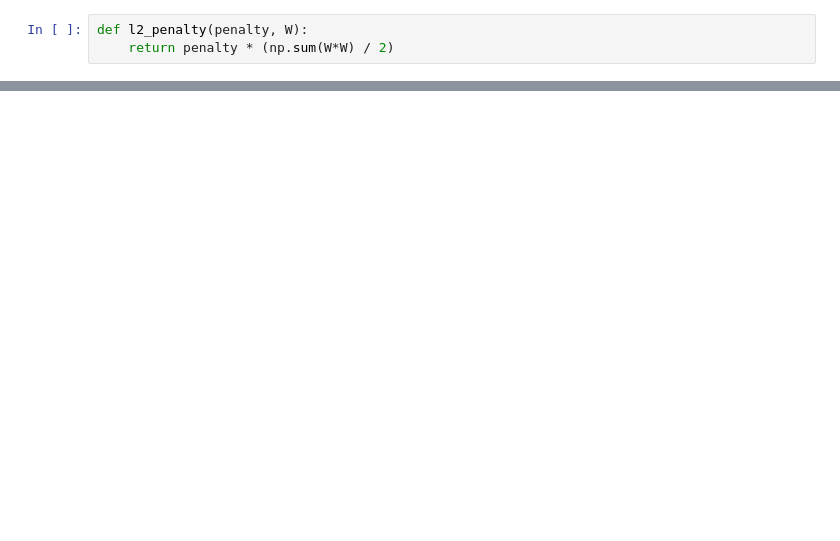
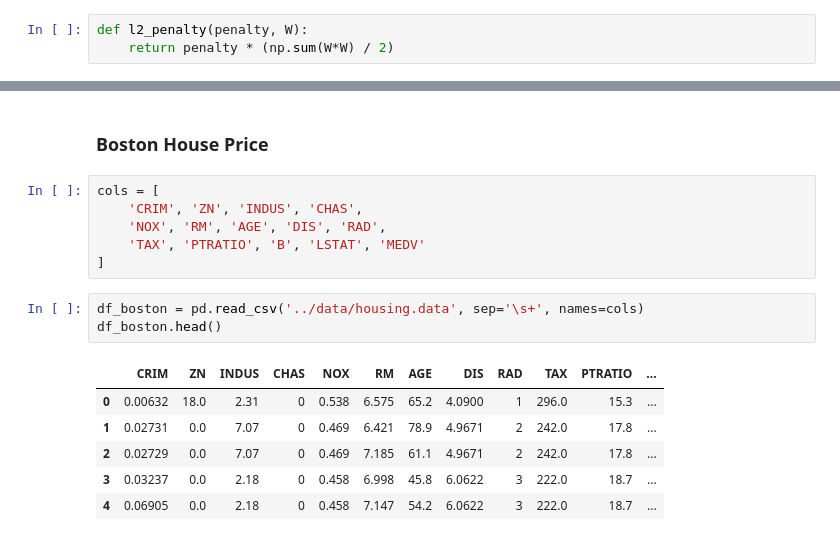
Before and after one commit to flych3r/class-machine-learning, a Jupyter notebook: Trabalho01/trabalho-1.ipynb, the cells around one changed output, grey strips where cells are left out. Drawn from its saved outputs; the diff is of its cells as text; blank space fills up the shorter version.

```diff
--- a/Trabalho01/trabalho-1.ipynb
+++ b/Trabalho01/trabalho-1.ipynb
@@ -174,0 +276,18 @@ Test sk_lr -> r2: 0.8935163320163658, mse: 2.880023730094191
+# %% [markdown]
+###  Boston House Price
+# %%
+cols = [
+    'CRIM', 'ZN', 'INDUS', 'CHAS',
+    'NOX', 'RM', 'AGE', 'DIS', 'RAD',
+    'TAX', 'PTRATIO', 'B', 'LSTAT', 'MEDV'
+]
+# %%
+df_boston = pd.read_csv('../data/housing.data', sep='\s+', names=cols)
+df_boston.head()
+# %% [output]
+|  | CRIM | ZN | INDUS | CHAS | NOX | RM | AGE | DIS | RAD | TAX | PTRATIO | ... |
+| 0 | 0.00632 | 18.0 | 2.31 | 0 | 0.538 | 6.575 | 65.2 | 4.0900 | 1 | 296.0 | 15.3 | ... |
+| 1 | 0.02731 | 0.0 | 7.07 | 0 | 0.469 | 6.421 | 78.9 | 4.9671 | 2 | 242.0 | 17.8 | ... |
+| 2 | 0.02729 | 0.0 | 7.07 | 0 | 0.469 | 7.185 | 61.1 | 4.9671 | 2 | 242.0 | 17.8 | ... |
+| 3 | 0.03237 | 0.0 | 2.18 | 0 | 0.458 | 6.998 | 45.8 | 6.0622 | 3 | 222.0 | 18.7 | ... |
+| 4 | 0.06905 | 0.0 | 2.18 | 0 | 0.458 | 7.147 | 54.2 | 6.0622 | 3 | 222.0 | 18.7 | ... |
```
Also changed, not shown: parts of 65 cells of this notebook, 10 other files.
